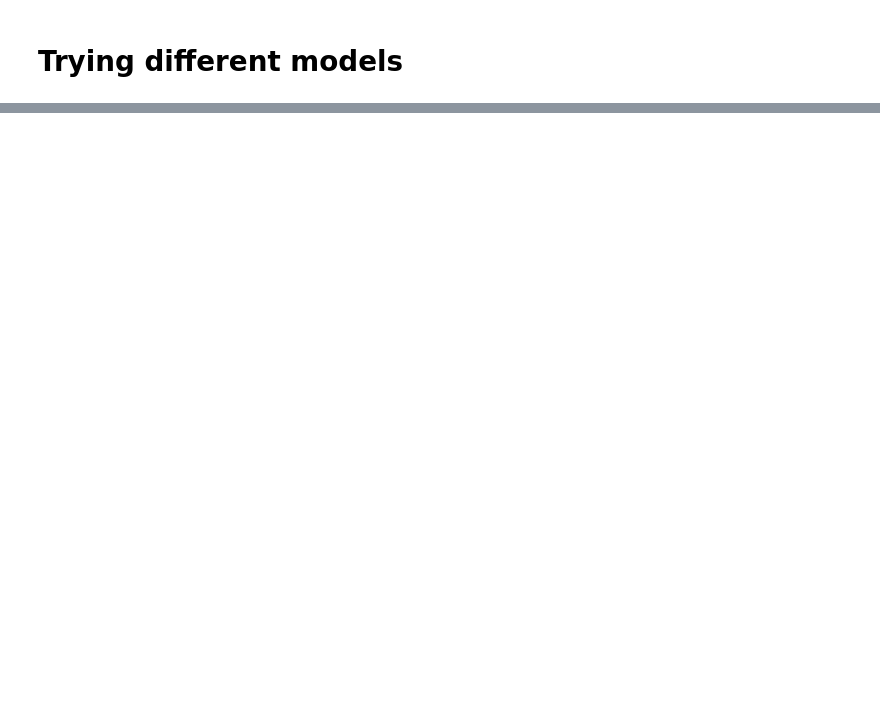
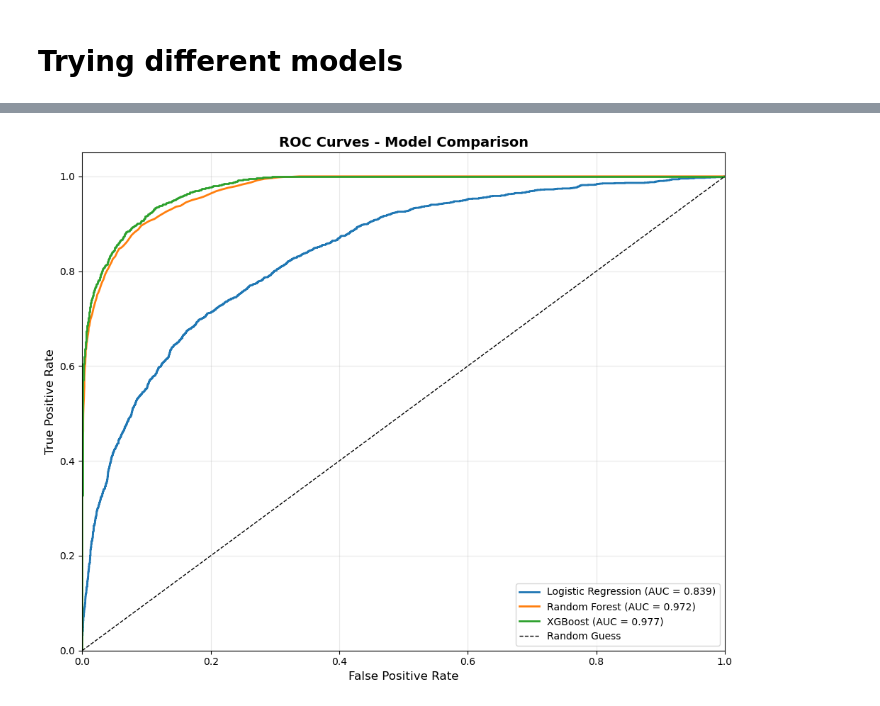
Before and after one commit to TheManuAi/Loan-Prediction-using-ML, a Jupyter notebook: notebook.ipynb, the cells around one changed output, grey strips where cells are left out. Saved outputs shown, nothing was run; the diff lists cells and outputs as text; code cells hidden in the pictures; blank space fills up the shorter version.

Commit message:
Update Comparing three models and selecting XGBoost

```diff
--- a/notebook.ipynb
+++ b/notebook.ipynb
@@ -343,0 +372,3 @@ plt.show()
+# %%
+rf_model = RandomForestClassifier(n_jobs=-1)
+rf_model.fit(X_train, y_train)
@@ -343,0 +467,19 @@ plt.show()
+# %%
+# On test set
+xgb_pred_test = xgb_model.predict_proba(X_test)[:, 1]
+xgb_pred_test_binary = (xgb_pred_test >= 0.5).astype(int)
+
+xgb_test_accuracy = accuracy_score(y_test, xgb_pred_test_binary)
+xgb_test_precision = precision_score(y_test, xgb_pred_test_binary)
+xgb_test_recall = recall_score(y_test, xgb_pred_test_binary)
+xgb_test_f1 = f1_score(y_test, xgb_pred_test_binary)
+xgb_test_roc_auc = roc_auc_score(y_test, xgb_pred_test)
+
+
+print("XGBOOST - TEST SET RESULTS")
+
+print(f"Accuracy:  {xgb_test_accuracy:.4f}")
+print(f"Precision: {xgb_test_precision:.4f}")
+print(f"Recall:    {xgb_test_recall:.4f}")
+print(f"F1-Score:  {xgb_test_f1:.4f}")
+print(f"ROC-AUC:   {xgb_test_roc_auc:.4f}")
@@ -343,0 +523,24 @@ plt.show()
+# %%
+# ROC Curves for All Models
+plt.figure(figsize=(10, 8))
+
+fpr_lr, tpr_lr, _ = roc_curve(y_test, y_pred_test)
+fpr_rf, tpr_rf, _ = roc_curve(y_test, rf_pred_test)
+fpr_xgb, tpr_xgb, _ = roc_curve(y_test, xgb_pred_test)
+
+plt.plot(fpr_lr, tpr_lr, linewidth=2, label=f'Logistic Regression (AUC = {lr_test_roc_auc:.3f})')
+plt.plot(fpr_rf, tpr_rf, linewidth=2, label=f'Random Forest (AUC = {rf_test_roc_auc:.3f})')
+plt.plot(fpr_xgb, tpr_xgb, linewidth=2, label=f'XGBoost (AUC = {xgb_test_roc_auc:.3f})')
+plt.plot([0, 1], [0, 1], 'k--', linewidth=1, label='Random Guess')
+
+plt.xlim([0.0, 1.0])
+plt.ylim([0.0, 1.05])
+plt.xlabel('False Positive Rate', fontsize=12)
+plt.ylabel('True Positive Rate', fontsize=12)
+plt.title('ROC Curves - Model Comparison', fontsize=14, fontweight='bold')
+plt.legend(loc='lower right', fontsize=10)
+plt.grid(alpha=0.3)
+plt.tight_layout()
+plt.show()
+# %% [output]
+[figure, added]
```
Also changed, not shown: parts of 26 cells of this notebook.
